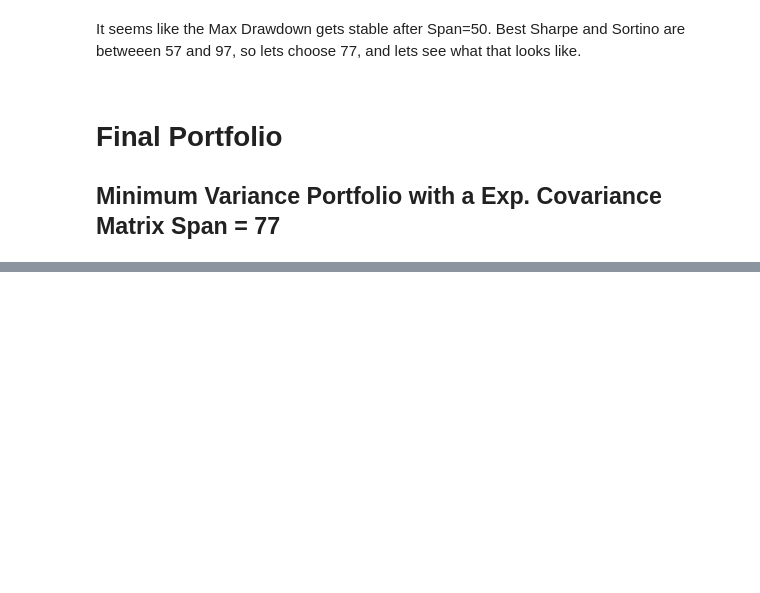
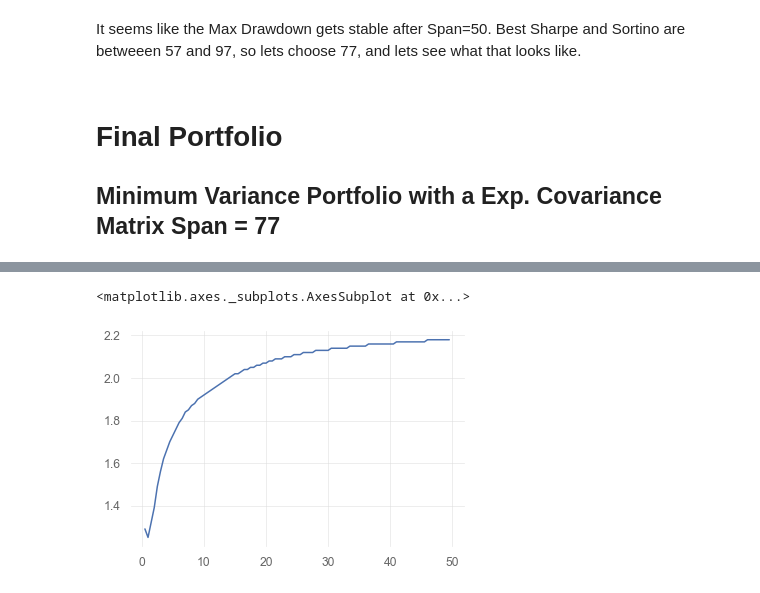
Before and after one commit to jonnathan-romero/SPY-TLT-Dynamic-Allocation, a Jupyter notebook: spy_tlt_dynamic_allocation.ipynb, the cells around one changed output, grey strips where cells are left out. Cells and saved outputs as stored; diff of their text form; code cells hidden in the pictures; blank space fills up the shorter version.

```diff
--- a/spy_tlt_dynamic_allocation.ipynb
+++ b/spy_tlt_dynamic_allocation.ipynb
@@ -537,0 +611,5 @@ Strategy Visualization
+# %%
+statistics['Cumulative Return '].plot()
+# %% [output]
+<matplotlib.axes._subplots.AxesSubplot at 0x...>
+[figure, added]
```
Also changed, not shown: parts of 42 cells of this notebook, 2 other files.
